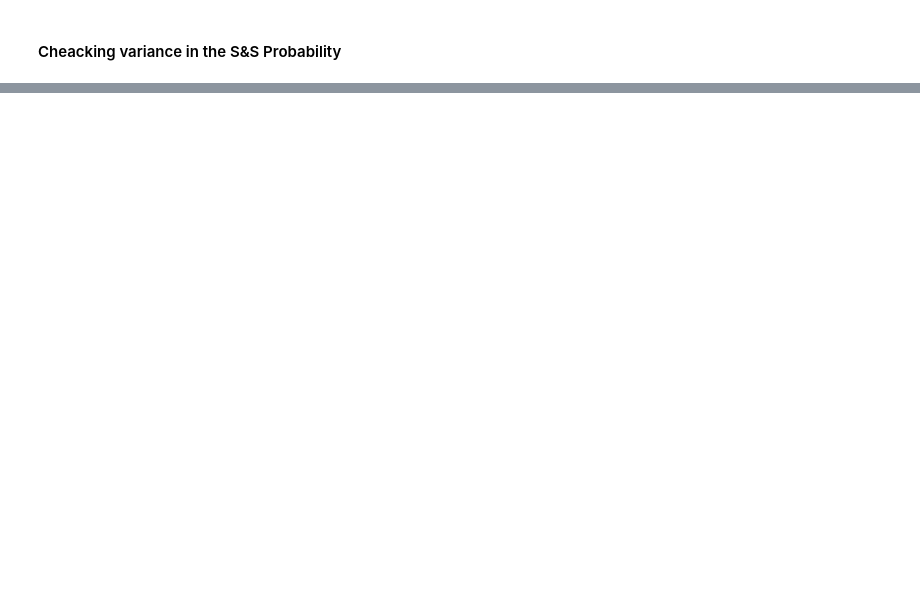
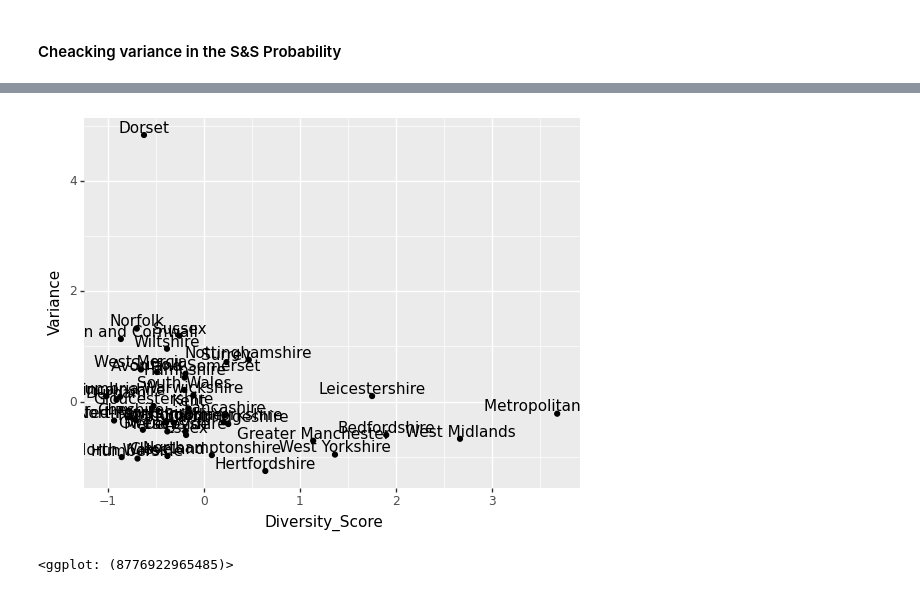
Before and after one commit to neerajthandayan/CourseProject, a Jupyter notebook: Crime_Data.ipynb, the cells around one changed output, grey strips where cells are left out. Saved outputs shown, nothing was run; the diff lists cells and outputs as text; code cells hidden in the pictures; blank space fills up the shorter version.

```diff
--- a/Crime_Data.ipynb
+++ b/Crime_Data.ipynb
@@ -291,0 +297,3 @@ ArVar[['Geography','Variance']].sort_values(by='Variance', ascending=False).head
+# %%
+ed = pd.read_csv('https://raw.githubusercontent.com/neerajthandayan/CourseProject/main/ethnic_diversity.csv', index_col=0)
+ed.sort_values(by='Diversity_Score', ascending=False).head(10)
@@ -291,0 +312,9 @@ ArVar[['Geography','Variance']].sort_values(by='Variance', ascending=False).head
+# %%
+test = SSVar[['Geography','Variance']].merge(ed, on ='Geography')
+from sklearn.preprocessing import StandardScaler
+sc1 = StandardScaler()
+sc2 = StandardScaler()
+test['Diversity_Score'] = sc1.fit_transform(test['Diversity_Score'].values.reshape(-1, 1))
+test['Variance'] = sc2.fit_transform(test['Variance'].values.reshape(-1, 1))
+
+test
@@ -291,0 +339,5 @@ ArVar[['Geography','Variance']].sort_values(by='Variance', ascending=False).head
+# %%
+ggplot(test, aes(x='Diversity_Score',y='Variance')) + geom_point() + geom_text(aes(label='Geography'), hjust='center', vjust='bottom',)
+# %% [output]
+[figure, added]
+<ggplot: (8776922965485)>
```
Also changed, not shown: parts of 10 cells of this notebook.
